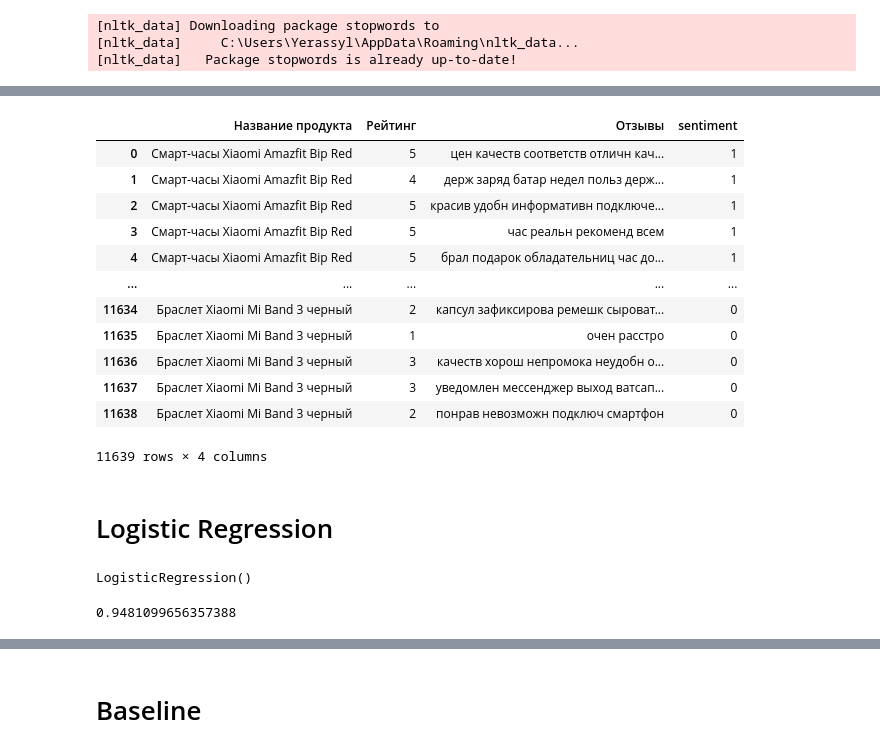
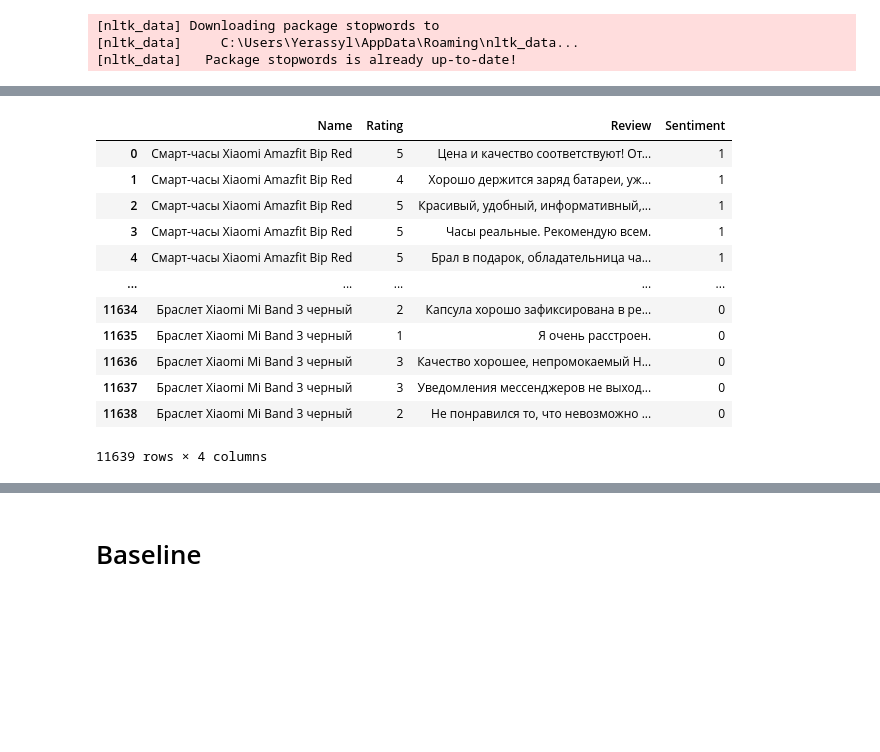
Before and after one commit to kelsingazin/kaspi-review, a Jupyter notebook: kaspi_review.ipynb, the cells around one changed output, grey strips where cells are left out. Saved outputs shown, nothing was run; the diff lists cells and outputs as text; code cells hidden in the pictures; blank space fills up the shorter version.

```diff
--- a/kaspi_review.ipynb
+++ b/kaspi_review.ipynb
@@ -81,12 +81,12 @@ kaspi.tail(5)
 # %%
-# mystem = Mystem()
-# russian_stopwords = stopwords.words("russian")
-# def preprocess_text(text):
-#     tokens = mystem.lemmatize(text.lower())
-#     tokens = [token for token in tokens if token not in russian_stopwords\
-#               and token != " " \
-#               and token.strip() not in punctuation]
+mystem = Mystem()
+russian_stopwords = stopwords.words("russian")
+def preprocess_text(text):
+    tokens = mystem.lemmatize(text.lower())
+    tokens = [token for token in tokens if token not in russian_stopwords\
+              and token != " " \
+              and token.strip() not in punctuation]
 
-#     text = " ".join(tokens)
+    text = " ".join(tokens)
 
-#     return text
+    return text
@@ -109,6 +93,5 @@ def cleanText(string):
-# %%
-#kaspi['Отзывы'] = kaspi['Отзывы'].apply(preprocess_text)
-kaspi['Отзывы'] = kaspi['Отзывы'].apply(cleanText)
+# %%
+kaspi['Review'] = kaspi['Review'].apply(preprocess_text)
 # %%
 kaspi
 # %% [output]
@@ -127,23 +110,23 @@ kaspi
 11639 rows × 3 columns
 # %%
-kaspi.Рейтинг = kaspi.Рейтинг.apply(pd.to_numeric)
+kaspi.Rating = kaspi.Rating.apply(pd.to_numeric)
 # %%
 def sentiment(n):
     return 1 if n >= 4 else 0
-kaspi['sentiment'] = kaspi['Рейтинг'].apply(sentiment)
+kaspi['Sentiment'] = kaspi['Rating'].apply(sentiment)
 kaspi
 # %% [output]
-|  | Название продукта | Рейтинг | Отзывы | sentiment |
-| 0 | Смарт-часы Xiaomi Amazfit Bip Red | 5 | цен качеств соответств отличн кач... | 1 |
-| 1 | Смарт-часы Xiaomi Amazfit Bip Red | 4 | держ заряд батар недел польз держ... | 1 |
-| 2 | Смарт-часы Xiaomi Amazfit Bip Red | 5 | красив удобн информативн подключе... | 1 |
-| 3 | Смарт-часы Xiaomi Amazfit Bip Red | 5 | час реальн рекоменд всем | 1 |
-| 4 | Смарт-часы Xiaomi Amazfit Bip Red | 5 | брал подарок обладательниц час до... | 1 |
+|  | Name | Rating | Review | Sentiment |
+| 0 | Смарт-часы Xiaomi Amazfit Bip Red | 5 | Цена и качество соответствуют! От... | 1 |
+| 1 | Смарт-часы Xiaomi Amazfit Bip Red | 4 | Хорошо держится заряд батареи, уж... | 1 |
+| 2 | Смарт-часы Xiaomi Amazfit Bip Red | 5 | Красивый, удобный, информативный,... | 1 |
+| 3 | Смарт-часы Xiaomi Amazfit Bip Red | 5 | Часы реальные. Рекомендую всем. | 1 |
+| 4 | Смарт-часы Xiaomi Amazfit Bip Red | 5 | Брал в подарок, обладательница ча... | 1 |
 | ... | ... | ... | ... | ... |
-| 11634 | Браслет Xiaomi Mi Band 3 черный | 2 | капсул зафиксирова ремешк сыроват... | 0 |
-| 11635 | Браслет Xiaomi Mi Band 3 черный | 1 | очен расстро | 0 |
-| 11636 | Браслет Xiaomi Mi Band 3 черный | 3 | качеств хорош непромока неудобн о... | 0 |
-| 11637 | Браслет Xiaomi Mi Band 3 черный | 3 | уведомлен мессенджер выход ватсап... | 0 |
-| 11638 | Браслет Xiaomi Mi Band 3 черный | 2 | понрав невозможн подключ смартфон | 0 |
+| 11634 | Браслет Xiaomi Mi Band 3 черный | 2 | Капсула хорошо зафиксирована в ре... | 0 |
+| 11635 | Браслет Xiaomi Mi Band 3 черный | 1 | Я очень расстроен. | 0 |
+| 11636 | Браслет Xiaomi Mi Band 3 черный | 3 | Качество хорошее, непромокаемый Н... | 0 |
+| 11637 | Браслет Xiaomi Mi Band 3 черный | 3 | Уведомления мессенджеров не выход... | 0 |
+| 11638 | Браслет Xiaomi Mi Band 3 черный | 2 | Не понравился то, что невозможно ... | 0 |
 11639 rows × 4 columns
 # %%
@@ -152,4 +135,2 @@ y = kaspi['sentiment']
 # %%
 X_train, X_test, y_train, y_test = train_test_split(X, y, random_state=0)
-# %% [markdown]
-# Logistic Regression
@@ -160,5 +136,0 @@ X_test_dtm = cv.transform(X_test)
-# %%
-model = LogisticRegression()
-model.fit(ctmTr, y_train)
-# %% [output]
-LogisticRegression()
@@ -167,4 +136,0 @@ y_pred_class = model.predict(X_test_dtm)
-# %%
-accuracy_score(y_test, y_pred_class)
-# %% [output]
-0.9481099656357388
```
Also changed, not shown: parts of 28 cells of this notebook, 1 other file.
